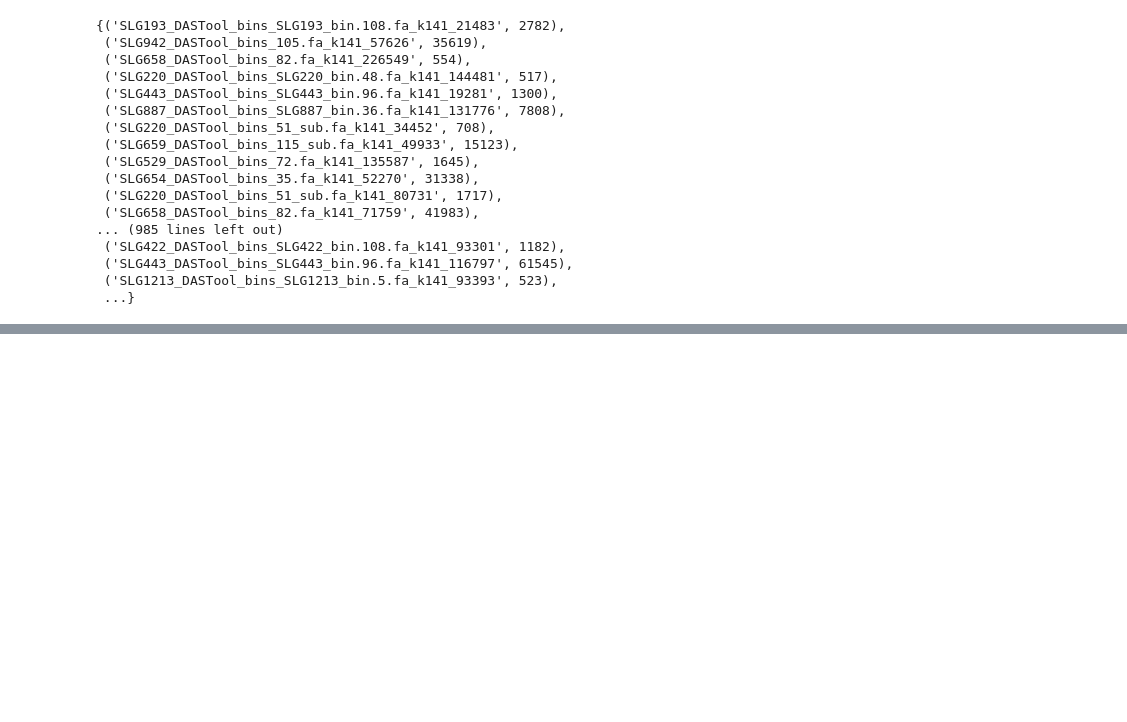
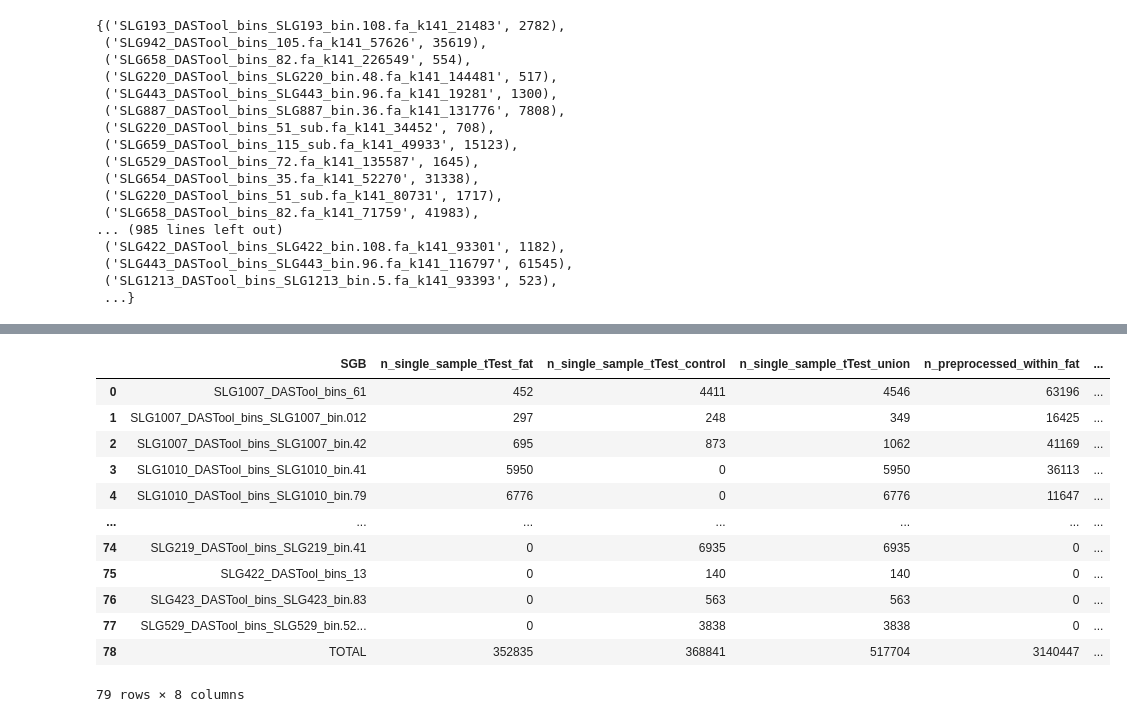
Before and after one commit to MoellerLabPU/DietDrivenMicrobiota, a Jupyter notebook: notebooks/tested_sites.ipynb, the cells around one changed output, grey strips where cells are left out. Saved outputs shown, nothing was run; the diff lists cells and outputs as text; code cells hidden in the pictures; blank space fills up the shorter version.

```diff
--- a/notebooks/tested_sites.ipynb
+++ b/notebooks/tested_sites.ipynb
@@ -277,0 +492,16 @@ total_positions
+# %%
+sites_per_sgb_total
+# %% [output]
+|  | SGB | n_single_sample_tTest_fat | n_single_sample_tTest_control | n_single_sample_tTest_union | n_preprocessed_within_fat | ... |
+| 0 | SLG1007_DASTool_bins_61 | 452 | 4411 | 4546 | 63196 | ... |
+| 1 | SLG1007_DASTool_bins_SLG1007_bin.012 | 297 | 248 | 349 | 16425 | ... |
+| 2 | SLG1007_DASTool_bins_SLG1007_bin.42 | 695 | 873 | 1062 | 41169 | ... |
+| 3 | SLG1010_DASTool_bins_SLG1010_bin.41 | 5950 | 0 | 5950 | 36113 | ... |
+| 4 | SLG1010_DASTool_bins_SLG1010_bin.79 | 6776 | 0 | 6776 | 11647 | ... |
+| ... | ... | ... | ... | ... | ... | ... |
+| 74 | SLG219_DASTool_bins_SLG219_bin.41 | 0 | 6935 | 6935 | 0 | ... |
+| 75 | SLG422_DASTool_bins_13 | 0 | 140 | 140 | 0 | ... |
+| 76 | SLG423_DASTool_bins_SLG423_bin.83 | 0 | 563 | 563 | 0 | ... |
+| 77 | SLG529_DASTool_bins_SLG529_bin.52... | 0 | 3838 | 3838 | 0 | ... |
+| 78 | TOTAL | 352835 | 368841 | 517704 | 3140447 | ... |
+79 rows × 8 columns
```
Also changed, not shown: parts of 5 cells of this notebook, 17 other files.
